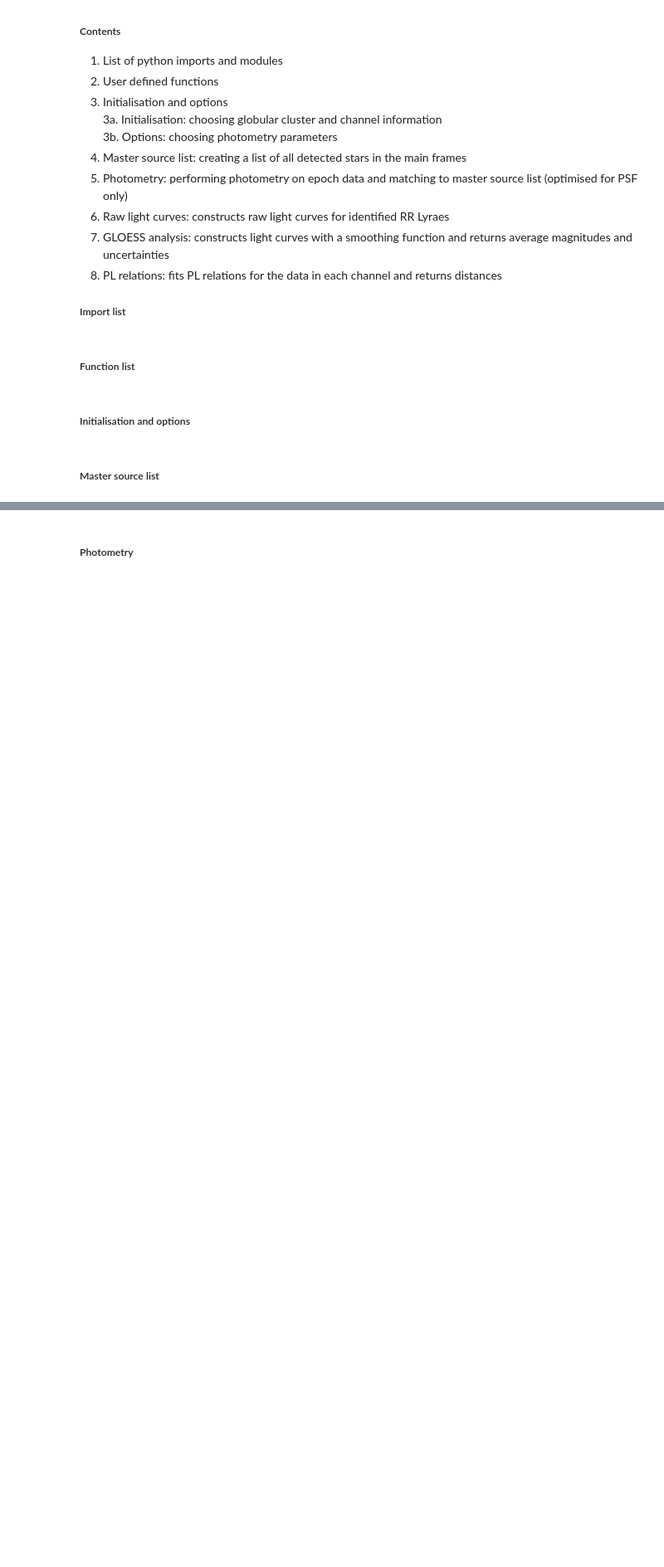
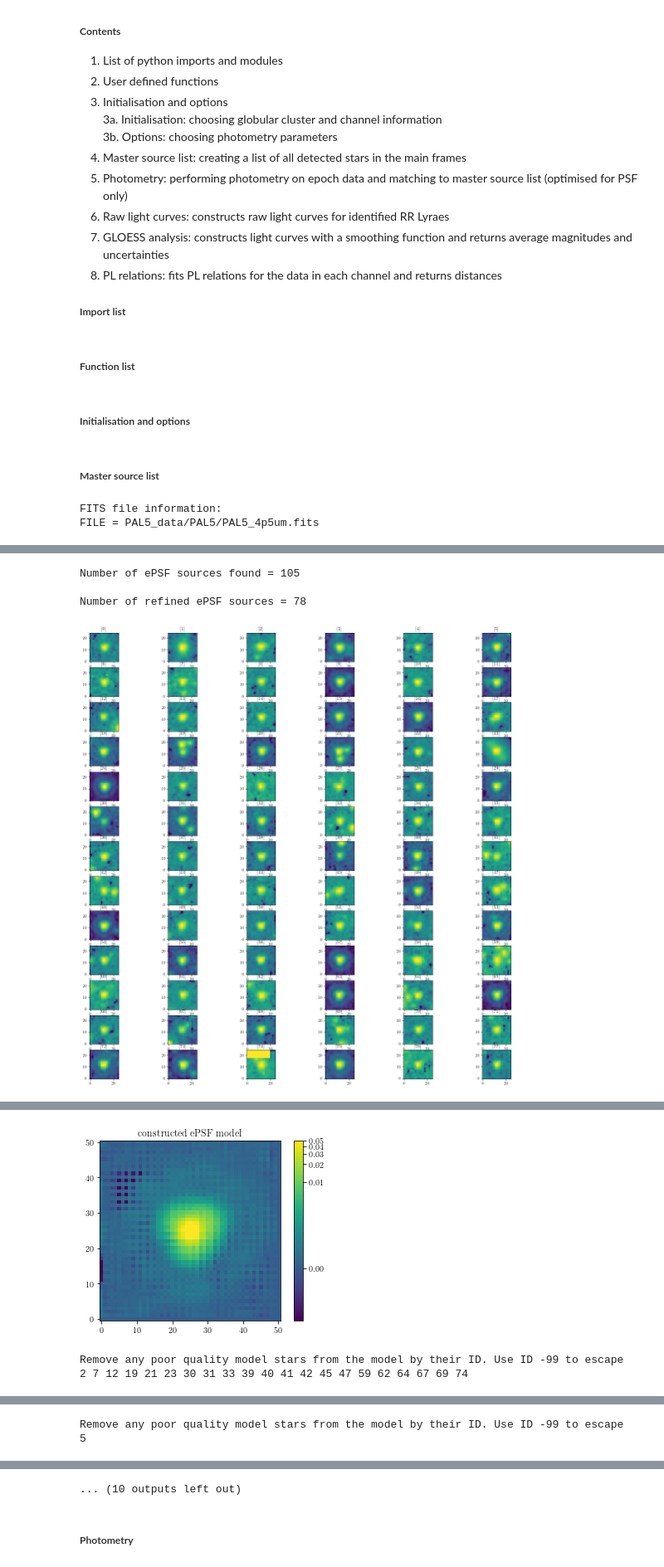
Before and after one commit to ltb24/Luke_RRLs_project, a Jupyter notebook: photometry_intro/PAL5_distance_version_2.ipynb, the cells around one changed output, grey strips where cells are left out. Shown at 83% size. Saved outputs shown, nothing was run; the diff lists cells and outputs as text; code cells hidden in the pictures; blank space fills up the shorter version.

```diff
--- a/photometry_intro/PAL5_distance_version_2.ipynb
+++ b/photometry_intro/PAL5_distance_version_2.ipynb
@@ -232,7 +232,7 @@ master_apertures.plot(color = 'black', lw = 1.)
 plt.colorbar(fraction = 0.05)
 plt.xlabel('x')
 plt.ylabel('y')
-plt.title('Detected MASTER stars: threshold {0} * std, fwhm = {1}, round = ±{2}, sharphi = {3}'
+plt.title('Detected MASTER stars: threshold {0} * std, fwhm = {1}, round = $\pm${2}, sharphi = {3}'
           .format(sigma, fwhm, roundhi, sharphi))
 plt.minorticks_on()
 plt.grid(b = True, which = 'major', lw = .5, color = 'black')
@@ -296,3 +296,6 @@ master_list['dec'] = dec_m
 master_list.write(r'C:\Users\lukeb\Documents\MPhys_Project_RRLs\Luke_RRLs_project\output_files\{0}_master_list_{1}.txt'.format(cluster_input, channel), format = 'csv', overwrite = True)
 
 master_list.show_in_notebook()
+# %% [output]
+FITS file information:
+FILE = PAL5_data/PAL5/PAL5_4p5um.fits
@@ -298,0 +303,4 @@ master_list.show_in_notebook()
+Number of ePSF sources found = 105
+
+Number of refined ePSF sources = 78
+[figure, added]
@@ -298,0 +308,3 @@ master_list.show_in_notebook()
+[figure, added]
+Remove any poor quality model stars from the model by their ID. Use ID -99 to escape
+2 7 12 19 21 23 30 31 33 39 40 41 42 45 47 59 62 64 67 69 74
@@ -298,0 +314,2 @@ master_list.show_in_notebook()
+Remove any poor quality model stars from the model by their ID. Use ID -99 to escape
+5
@@ -299,3 +317,4 @@ master_list.show_in_notebook()
+... (10 outputs left out)
 # %% [markdown]
 ##### Photometry
 # %%
```
Also changed, not shown: parts of 5 cells of this notebook, 24 other files.
